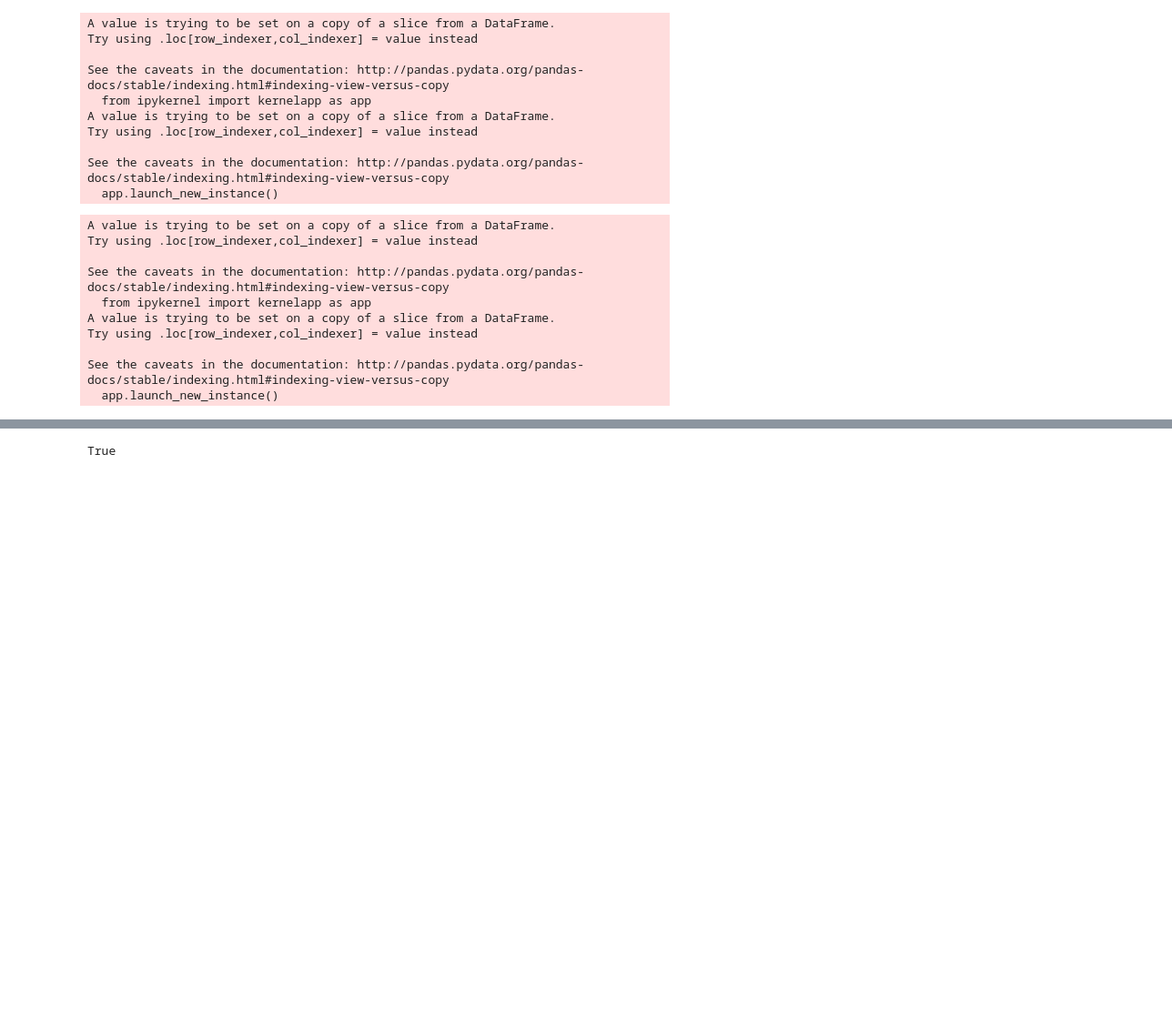
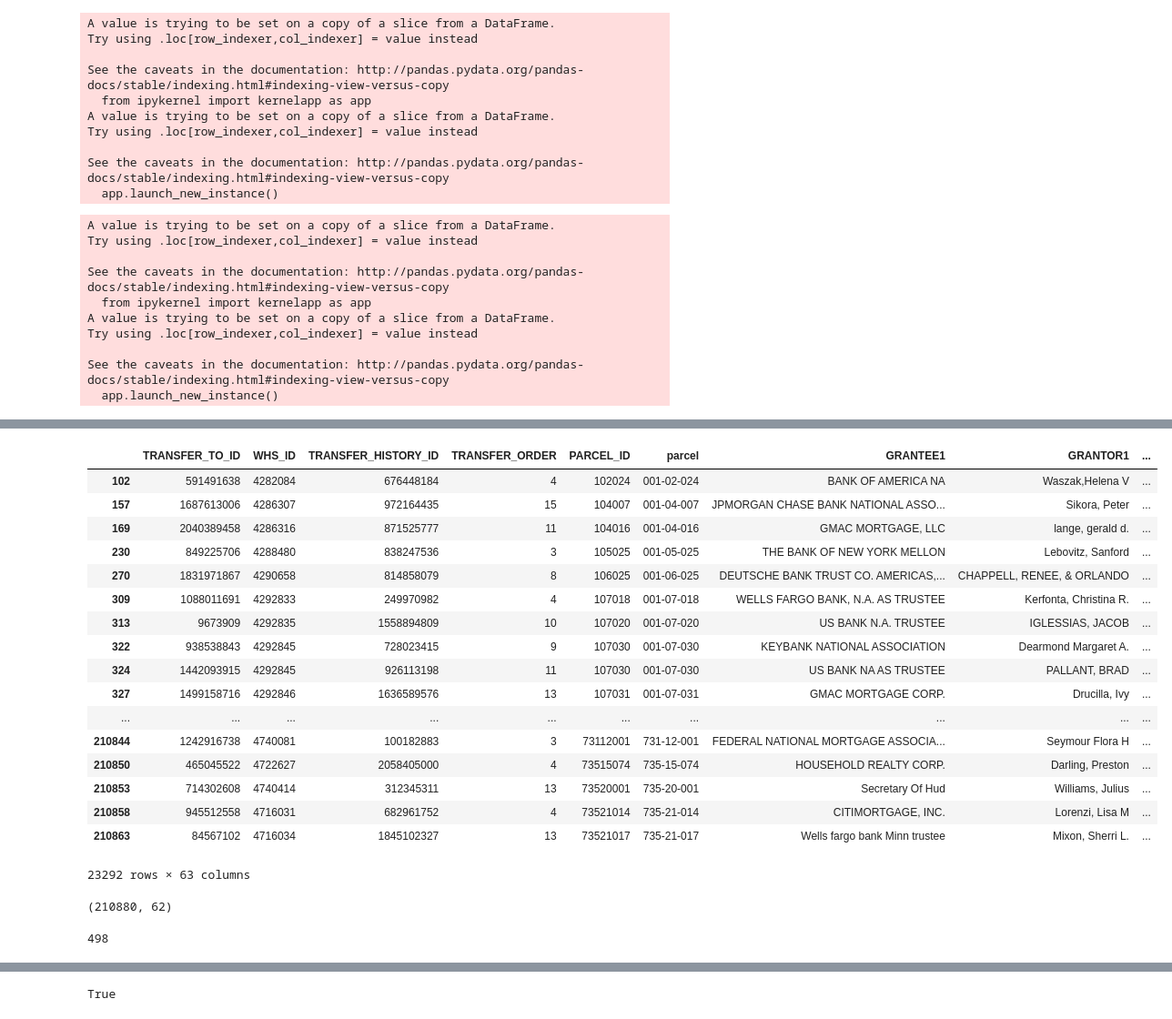
Before and after one commit to PovertyCenterCLE/vacancy_predictor, a Jupyter notebook: notebooks/4.1 REO properties-Copy1.ipynb, the cells around one changed output, grey strips where cells are left out. Shown: that part at 91% size. Cells and saved outputs as stored; diff of their text form; code cells hidden in the pictures; blank space fills up the shorter version.

```diff
--- a/notebooks/4.1 REO properties-Copy1.ipynb
+++ b/notebooks/4.1 REO properties-Copy1.ipynb
@@ -187,3 +207,0 @@ sub = last[(last['type'] == 'sa')]#&(last['plaintiff_count']>-1)]
-# %%
-t = tci[tci.parcel.isin(sa[sa.REO].parcel)].vacant
-sum(t),len(t)
@@ -227,2 +272,34 @@ sa.groupby('purchaser').count().sort_values('date',ascending=False)
 # %%
 sa['REO'] = sa.purchaser.apply(find_REO)
+# %%
+t['REO'] = t.GRANTEE1.apply(find_REO)
+# %%
+t[(t.shf==1)&t.REO]
+# %% [output]
+|  | TRANSFER_TO_ID | WHS_ID | TRANSFER_HISTORY_ID | TRANSFER_ORDER | PARCEL_ID | parcel | GRANTEE1 | GRANTOR1 | ... |
+| 102 | 591491638 | 4282084 | 676448184 | 4 | 102024 | 001-02-024 | BANK OF AMERICA NA | Waszak,Helena V | ... |
+| 157 | 1687613006 | 4286307 | 972164435 | 15 | 104007 | 001-04-007 | JPMORGAN CHASE BANK NATIONAL ASSO... | Sikora, Peter | ... |
+| 169 | 2040389458 | 4286316 | 871525777 | 11 | 104016 | 001-04-016 | GMAC MORTGAGE, LLC | lange, gerald d. | ... |
+| 230 | 849225706 | 4288480 | 838247536 | 3 | 105025 | 001-05-025 | THE BANK OF NEW YORK MELLON | Lebovitz, Sanford | ... |
+| 270 | 1831971867 | 4290658 | 814858079 | 8 | 106025 | 001-06-025 | DEUTSCHE BANK TRUST CO. AMERICAS,... | CHAPPELL, RENEE, & ORLANDO | ... |
+| 309 | 1088011691 | 4292833 | 249970982 | 4 | 107018 | 001-07-018 | WELLS FARGO BANK, N.A. AS TRUSTEE | Kerfonta, Christina R. | ... |
+| 313 | 9673909 | 4292835 | 1558894809 | 10 | 107020 | 001-07-020 | US BANK N.A. TRUSTEE | IGLESSIAS, JACOB | ... |
+| 322 | 938538843 | 4292845 | 728023415 | 9 | 107030 | 001-07-030 | KEYBANK NATIONAL ASSOCIATION | Dearmond Margaret A. | ... |
+| 324 | 1442093915 | 4292845 | 926113198 | 11 | 107030 | 001-07-030 | US BANK NA AS TRUSTEE | PALLANT, BRAD | ... |
+| 327 | 1499158716 | 4292846 | 1636589576 | 13 | 107031 | 001-07-031 | GMAC MORTGAGE CORP. | Drucilla, Ivy | ... |
+| ... | ... | ... | ... | ... | ... | ... | ... | ... | ... |
+| 210844 | 1242916738 | 4740081 | 100182883 | 3 | 73112001 | 731-12-001 | FEDERAL NATIONAL MORTGAGE ASSOCIA... | Seymour Flora H | ... |
+| 210850 | 465045522 | 4722627 | 2058405000 | 4 | 73515074 | 735-15-074 | HOUSEHOLD REALTY CORP. | Darling, Preston | ... |
+| 210853 | 714302608 | 4740414 | 312345311 | 13 | 73520001 | 735-20-001 | Secretary Of Hud | Williams, Julius | ... |
+| 210858 | 945512558 | 4716031 | 682961752 | 4 | 73521014 | 735-21-014 | CITIMORTGAGE, INC. | Lorenzi, Lisa M | ... |
+| 210863 | 84567102 | 4716034 | 1845102327 | 13 | 73521017 | 735-21-017 | Wells fargo bank Minn trustee | Mixon, Sherri L. | ... |
+23292 rows × 63 columns
+# %%
+t.shape
+# %% [output]
+(210880, 62)
+# %%
+len(tci[tci.parcel.isin(df[(df.date>dt.datetime(2015,1,1)) & (df.DEED_TYPE.isin(['Sheriffs Deed',
+ 'Sheriffs Deed Ex']))].parcel)].vacant)
+# %% [output]
+498
```
Also changed, not shown: parts of 17 cells of this notebook, 7 other files.
